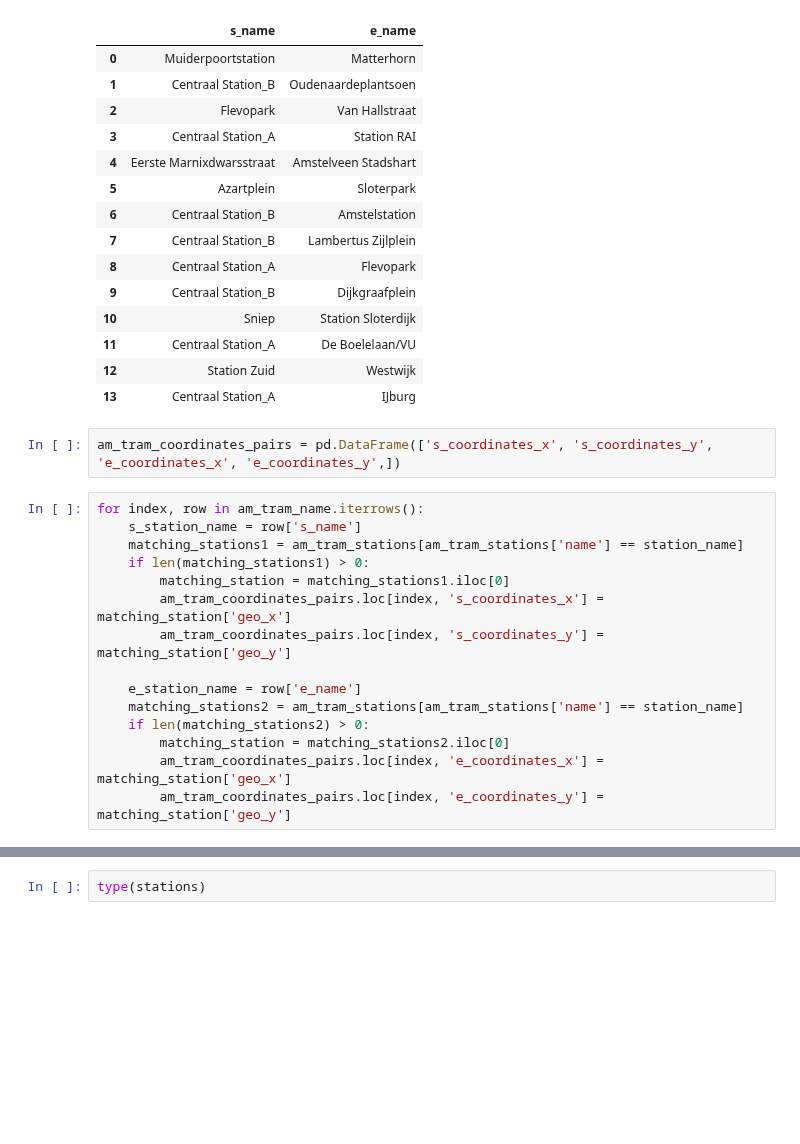
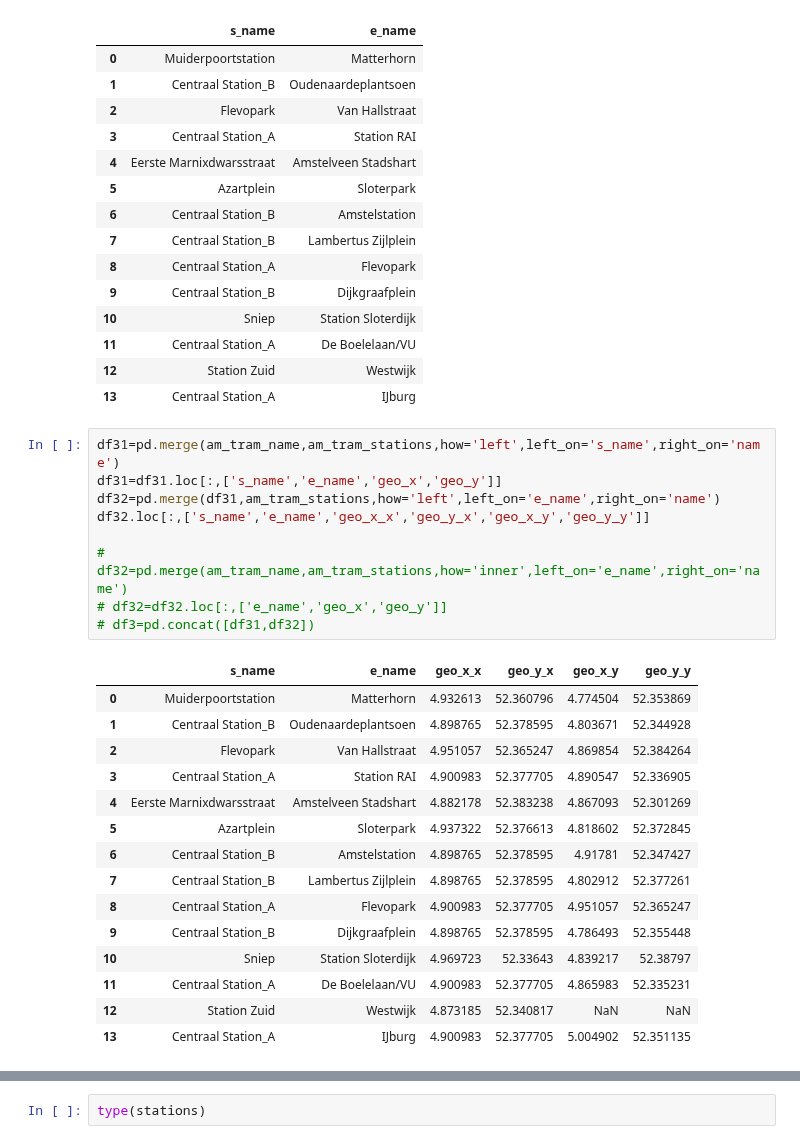
Before and after one commit to SYuGao/uvmt, a Jupyter notebook: notebooks/am_tram_network_modelling.ipynb, the cells around one changed output, grey strips where cells are left out. Saved outputs shown, nothing was run; the diff lists cells and outputs as text; blank space fills up the shorter version.

Commit message:
realize the am_tram_coordinates_pairs

```diff
--- a/notebooks/am_tram_network_modelling.ipynb
+++ b/notebooks/am_tram_network_modelling.ipynb
@@ -808,20 +810,28 @@ am_tram_name
 | 11 | Centraal Station_A | De Boelelaan/VU |
 | 12 | Station Zuid | Westwijk |
 | 13 | Centraal Station_A | IJburg |
-# %%
-am_tram_coordinates_pairs = pd.DataFrame(['s_coordinates_x', 's_coordinates_y', 'e_coordinates_x', 'e_coordinates_y',])
-# %%
-for index, row in am_tram_name.iterrows():
-    s_station_name = row['s_name']
-    matching_stations1 = am_tram_stations[am_tram_stations['name'] == station_name]
-    if len(matching_stations1) > 0:
-        matching_station = matching_stations1.iloc[0]
-        am_tram_coordinates_pairs.loc[index, 's_coordinates_x'] = matching_station['geo_x']
-        am_tram_coordinates_pairs.loc[index, 's_coordinates_y'] = matching_station['geo_y']
-
-    e_station_name = row['e_name']
-    matching_stations2 = am_tram_stations[am_tram_stations['name'] == station_name]
-    if len(matching_stations2) > 0:
-        matching_station = matching_stations2.iloc[0]
-        am_tram_coordinates_pairs.loc[index, 'e_coordinates_x'] = matching_station['geo_x']
-        am_tram_coordinates_pairs.loc[index, 'e_coordinates_y'] = matching_station['geo_y']
+# %%
+df31=pd.merge(am_tram_name,am_tram_stations,how='left',left_on='s_name',right_on='name')
+df31=df31.loc[:,['s_name','e_name','geo_x','geo_y']]
+df32=pd.merge(df31,am_tram_stations,how='left',left_on='e_name',right_on='name')
+df32.loc[:,['s_name','e_name','geo_x_x','geo_y_x','geo_x_y','geo_y_y']]
+
+# df32=pd.merge(am_tram_name,am_tram_stations,how='inner',left_on='e_name',right_on='name')
+# df32=df32.loc[:,['e_name','geo_x','geo_y']]
+# df3=pd.concat([df31,df32])
+# %% [output]
+|  | s_name | e_name | geo_x_x | geo_y_x | geo_x_y | geo_y_y |
+| 0 | Muiderpoortstation | Matterhorn | 4.932613 | 52.360796 | 4.774504 | 52.353869 |
+| 1 | Centraal Station_B | Oudenaardeplantsoen | 4.898765 | 52.378595 | 4.803671 | 52.344928 |
+| 2 | Flevopark | Van Hallstraat | 4.951057 | 52.365247 | 4.869854 | 52.384264 |
+| 3 | Centraal Station_A | Station RAI | 4.900983 | 52.377705 | 4.890547 | 52.336905 |
+| 4 | Eerste Marnixdwarsstraat | Amstelveen Stadshart | 4.882178 | 52.383238 | 4.867093 | 52.301269 |
+| 5 | Azartplein | Sloterpark | 4.937322 | 52.376613 | 4.818602 | 52.372845 |
+| 6 | Centraal Station_B | Amstelstation | 4.898765 | 52.378595 | 4.91781 | 52.347427 |
+| 7 | Centraal Station_B | Lambertus Zijlplein | 4.898765 | 52.378595 | 4.802912 | 52.377261 |
+| 8 | Centraal Station_A | Flevopark | 4.900983 | 52.377705 | 4.951057 | 52.365247 |
+| 9 | Centraal Station_B | Dijkgraafplein | 4.898765 | 52.378595 | 4.786493 | 52.355448 |
+| 10 | Sniep | Station Sloterdijk | 4.969723 | 52.33643 | 4.839217 | 52.38797 |
+| 11 | Centraal Station_A | De Boelelaan/VU | 4.900983 | 52.377705 | 4.865983 | 52.335231 |
+| 12 | Station Zuid | Westwijk | 4.873185 | 52.340817 | NaN | NaN |
+| 13 | Centraal Station_A | IJburg | 4.900983 | 52.377705 | 5.004902 | 52.351135 |
```
Also changed, not shown: parts of 7 cells of this notebook, 3 other files.
